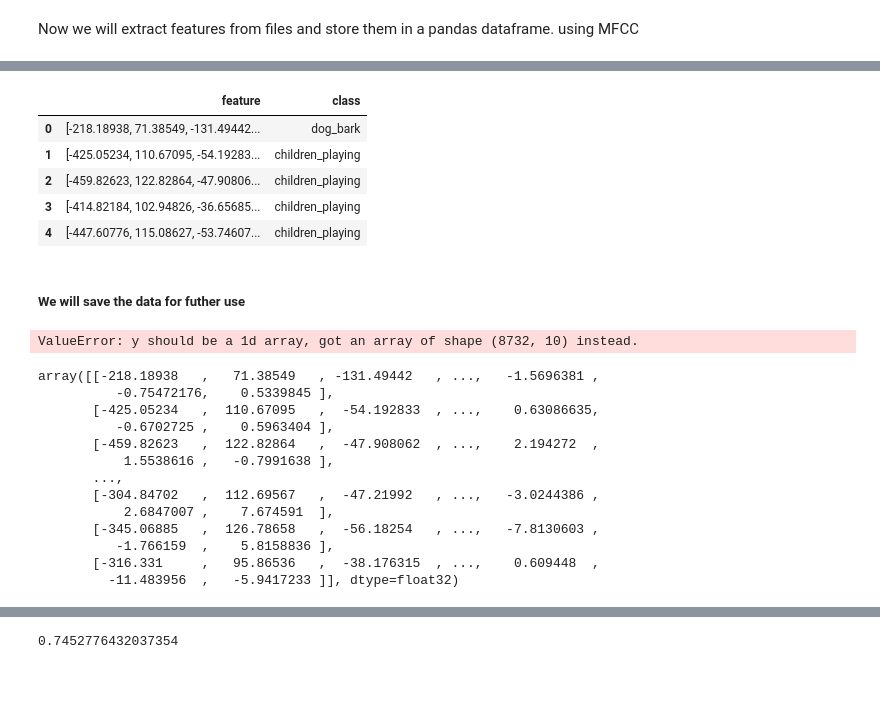
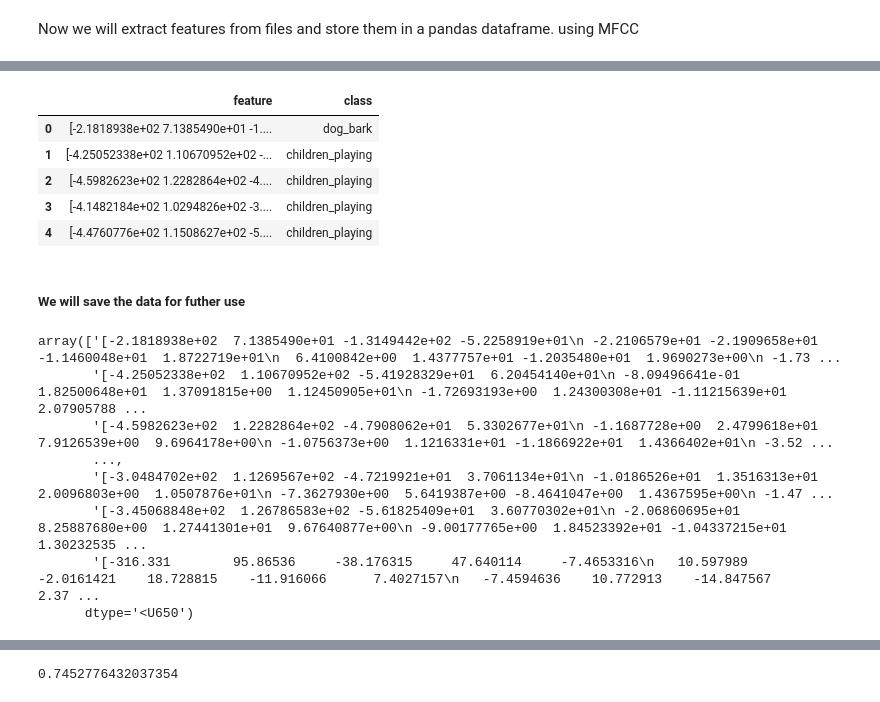
Before and after one commit to Praj-17/Deep-Learning, a Jupyter notebook: Audio/Audio Classification/EDA_URBANSOUND8K.ipynb, the cells around one changed output, grey strips where cells are left out. Saved outputs shown, nothing was run; the diff lists cells and outputs as text; code cells hidden in the pictures.

```diff
--- a/Audio/Audio Classification/EDA_URBANSOUND8K.ipynb
+++ b/Audio/Audio Classification/EDA_URBANSOUND8K.ipynb
@@ -88,13 +81,14 @@ extracted_features_df.head()
 # %%
-extracted_features_df=pd.DataFrame(extracted_features,columns=['feature','class'])
+extracted_features_df = pd.read_csv('extracted_features_df.csv')
+# extracted_features_df=pd.DataFrame(extracted_features,columns=['feature','class'])
 extracted_features_df.head()
 # %% [output]
 |  | feature | class |
-| 0 | [-218.18938, 71.38549, -131.49442... | dog_bark |
-| 1 | [-425.05234, 110.67095, -54.19283... | children_playing |
-| 2 | [-459.82623, 122.82864, -47.90806... | children_playing |
-| 3 | [-414.82184, 102.94826, -36.65685... | children_playing |
-| 4 | [-447.60776, 115.08627, -53.74607... | children_playing |
+| 0 | [-2.1818938e+02 7.1385490e+01 -1.... | dog_bark |
+| 1 | [-4.25052338e+02 1.10670952e+02 -... | children_playing |
+| 2 | [-4.5982623e+02 1.2282864e+02 -4.... | children_playing |
+| 3 | [-4.1482184e+02 1.0294826e+02 -3.... | children_playing |
+| 4 | [-4.4760776e+02 1.1508627e+02 -5.... | children_playing |
 # %% [markdown]
 ##### We will save the data for futher use
 # %%
@@ -107,24 +101,17 @@ from tensorflow.keras.utils import to_categorical
 from sklearn.preprocessing import LabelEncoder
 labelencoder=LabelEncoder()
 y=to_categorical(labelencoder.fit_transform(y))
-# %% [output]
-ValueError: y should be a 1d array, got an array of shape (8732, 10) instead.
 # %%
 X
 # %% [output]
-array([[-218.18938   ,   71.38549   , -131.49442   , ...,   -1.5696381 ,
-          -0.75472176,    0.5339845 ],
-       [-425.05234   ,  110.67095   ,  -54.192833  , ...,    0.63086635,
-          -0.6702725 ,    0.5963404 ],
-       [-459.82623   ,  122.82864   ,  -47.908062  , ...,    2.194272  ,
-           1.5538616 ,   -0.7991638 ],
+array(['[-2.1818938e+02  7.1385490e+01 -1.3149442e+02 -5.2258919e+01\n -2.2106579e+01 -2.1909658e+01 -1.1460048e+01  1.8722719e+01\n  6.4100842e+00  1.4377757e+01 -1.2035480e+01  1.9690273e+00\n -1.73 ...
+       '[-4.25052338e+02  1.10670952e+02 -5.41928329e+01  6.20454140e+01\n -8.09496641e-01  1.82500648e+01  1.37091815e+00  1.12450905e+01\n -1.72693193e+00  1.24300308e+01 -1.11215639e+01  2.07905788 ...
+       '[-4.5982623e+02  1.2282864e+02 -4.7908062e+01  5.3302677e+01\n -1.1687728e+00  2.4799618e+01  7.9126539e+00  9.6964178e+00\n -1.0756373e+00  1.1216331e+01 -1.1866922e+01  1.4366402e+01\n -3.52 ...
        ...,
-       [-304.84702   ,  112.69567   ,  -47.21992   , ...,   -3.0244386 ,
-           2.6847007 ,    7.674591  ],
-       [-345.06885   ,  126.78658   ,  -56.18254   , ...,   -7.8130603 ,
-          -1.766159  ,    5.8158836 ],
-       [-316.331     ,   95.86536   ,  -38.176315  , ...,    0.609448  ,
-         -11.483956  ,   -5.9417233 ]], dtype=float32)
+       '[-3.0484702e+02  1.1269567e+02 -4.7219921e+01  3.7061134e+01\n -1.0186526e+01  1.3516313e+01  2.0096803e+00  1.0507876e+01\n -7.3627930e+00  5.6419387e+00 -8.4641047e+00  1.4367595e+00\n -1.47 ...
+       '[-3.45068848e+02  1.26786583e+02 -5.61825409e+01  3.60770302e+01\n -2.06860695e+01  8.25887680e+00  1.27441301e+01  9.67640877e+00\n -9.00177765e+00  1.84523392e+01 -1.04337215e+01  1.30232535 ...
+       '[-316.331        95.86536     -38.176315     47.640114     -7.4653316\n   10.597989     -2.0161421    18.728815    -11.916066      7.4027157\n   -7.4594636    10.772913    -14.847567      2.37 ...
+      dtype='<U650')
 # %%
 from sklearn.model_selection import train_test_split
 X_train,X_test,y_train,y_test=train_test_split(X,y,test_size=0.2,random_state=0)
```
Also changed, not shown: parts of 5 cells of this notebook, 9 other files.
